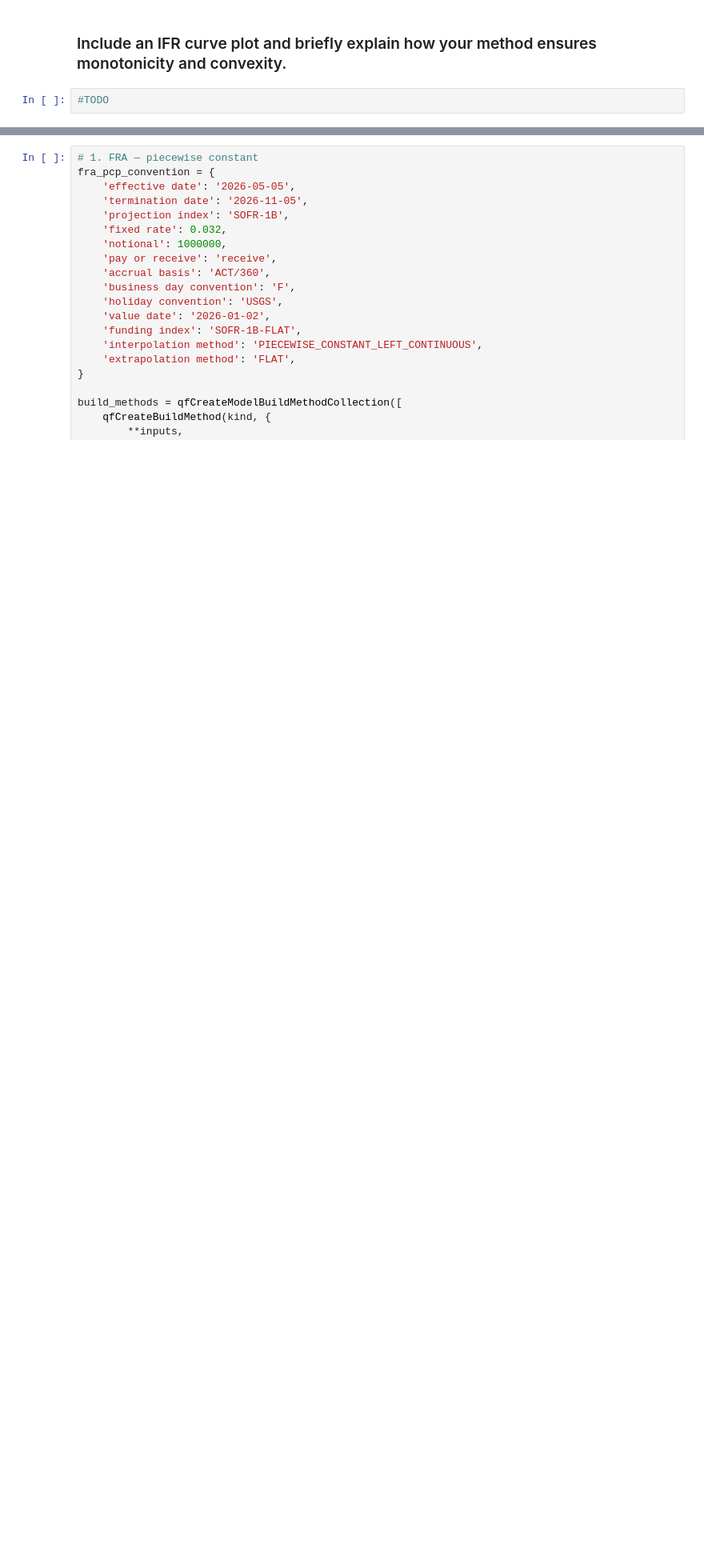
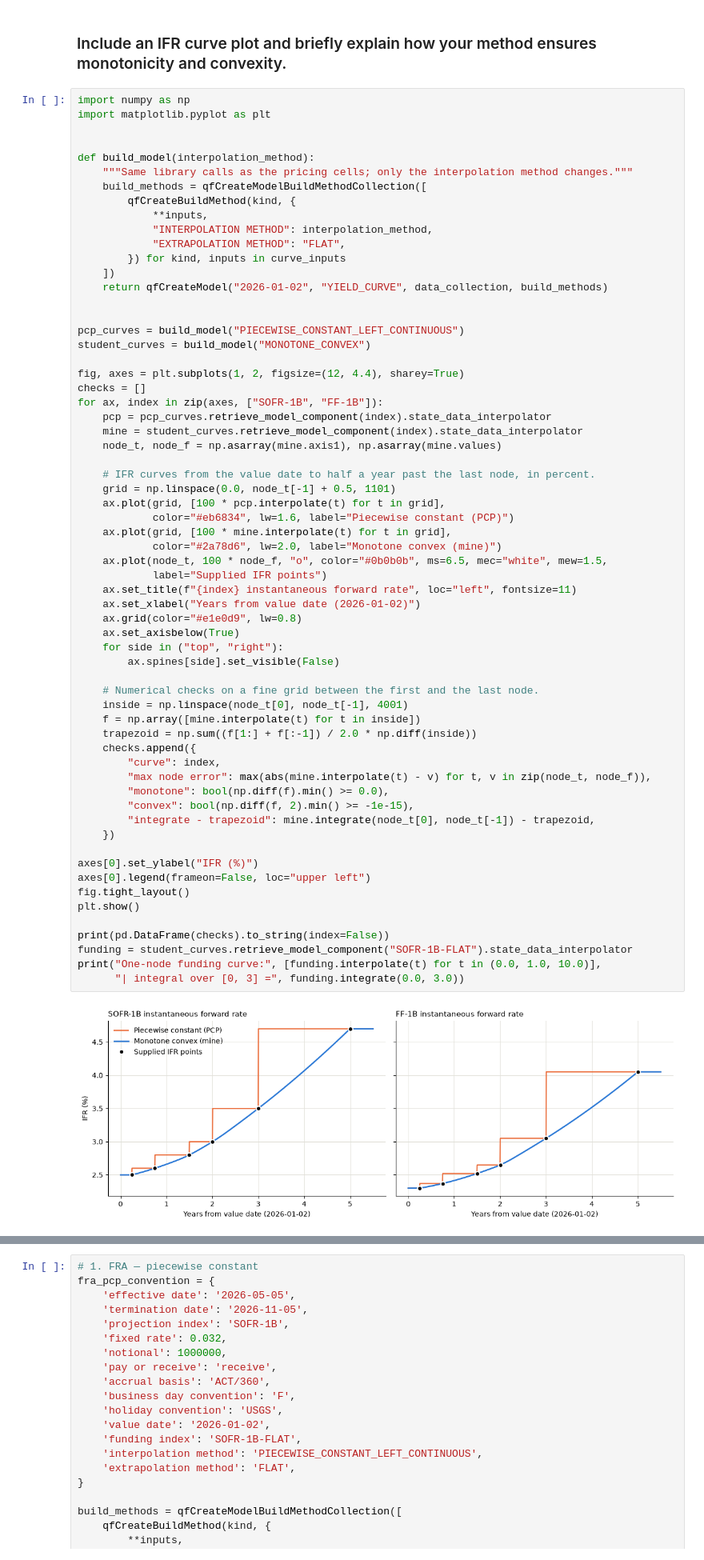
Before and after one commit to Jerry0108-SJ/FRE-GY-9743-Assignments-7, a Jupyter notebook: hw7_monotone_convex_interpolator.ipynb, the cells around one changed output, grey strips where cells are left out. Shown at 80% size. Cells and saved outputs as stored; diff of their text form; blank space fills up the shorter version.

Commit message:
HW7: implement MONOTONE_CONVEX interpolator (C1 shape-preserving quadratic spline), IFR plot and write-up

```diff
--- a/hw7_monotone_convex_interpolator.ipynb
+++ b/hw7_monotone_convex_interpolator.ipynb
@@ -52,4 +52,67 @@ curve_inputs = [
 # %% [markdown]
 ### Include an IFR curve plot and briefly explain how your method ensures monotonicity and convexity.
 # %%
-#TODO
+import numpy as np
+import matplotlib.pyplot as plt
+
+
+def build_model(interpolation_method):
+    """Same library calls as the pricing cells; only the interpolation method changes."""
+    build_methods = qfCreateModelBuildMethodCollection([
+        qfCreateBuildMethod(kind, {
+            **inputs,
+            "INTERPOLATION METHOD": interpolation_method,
+            "EXTRAPOLATION METHOD": "FLAT",
+        }) for kind, inputs in curve_inputs
+    ])
+    return qfCreateModel("2026-01-02", "YIELD_CURVE", data_collection, build_methods)
+
+
+pcp_curves = build_model("PIECEWISE_CONSTANT_LEFT_CONTINUOUS")
+student_curves = build_model("MONOTONE_CONVEX")
+
+fig, axes = plt.subplots(1, 2, figsize=(12, 4.4), sharey=True)
+checks = []
+for ax, index in zip(axes, ["SOFR-1B", "FF-1B"]):
+    pcp = pcp_curves.retrieve_model_component(index).state_data_interpolator
+    mine = student_curves.retrieve_model_component(index).state_data_interpolator
+    node_t, node_f = np.asarray(mine.axis1), np.asarray(mine.values)
+
+    # IFR curves from the value date to half a year past the last node, in percent.
+    grid = np.linspace(0.0, node_t[-1] + 0.5, 1101)
+    ax.plot(grid, [100 * pcp.interpolate(t) for t in grid],
+            color="#eb6834", lw=1.6, label="Piecewise constant (PCP)")
+    ax.plot(grid, [100 * mine.interpolate(t) for t in grid],
+            color="#2a78d6", lw=2.0, label="Monotone convex (mine)")
+    ax.plot(node_t, 100 * node_f, "o", color="#0b0b0b", ms=6.5, mec="white", mew=1.5,
+            label="Supplied IFR points")
+    ax.set_title(f"{index} instantaneous forward rate", loc="left", fontsize=11)
+    ax.set_xlabel("Years from value date (2026-01-02)")
+    ax.grid(color="#e1e0d9", lw=0.8)
+    ax.set_axisbelow(True)
+    for side in ("top", "right"):
+        ax.spines[side].set_visible(False)
+
+    # Numerical checks on a fine grid between the first and the last node.
+    inside = np.linspace(node_t[0], node_t[-1], 4001)
+    f = np.array([mine.interpolate(t) for t in inside])
+    trapezoid = np.sum((f[1:] + f[:-1]) / 2.0 * np.diff(inside))
+    checks.append({
+        "curve": index,
+        "max node error": max(abs(mine.interpolate(t) - v) for t, v in zip(node_t, node_f)),
+        "monotone": bool(np.diff(f).min() >= 0.0),
+        "convex": bool(np.diff(f, 2).min() >= -1e-15),
+        "integrate - trapezoid": mine.integrate(node_t[0], node_t[-1]) - trapezoid,
+    })
+
+axes[0].set_ylabel("IFR (%)")
+axes[0].legend(frameon=False, loc="upper left")
+fig.tight_layout()
+plt.show()
+
+print(pd.DataFrame(checks).to_string(index=False))
+funding = student_curves.retrieve_model_component("SOFR-1B-FLAT").state_data_interpolator
+print("One-node funding curve:", [funding.interpolate(t) for t in (0.0, 1.0, 10.0)],
+      "| integral over [0, 3] =", funding.integrate(0.0, 3.0))
+# %% [output]
+[figure, added]
```
Also changed, not shown: parts of 9 cells of this notebook, 2 other files.
